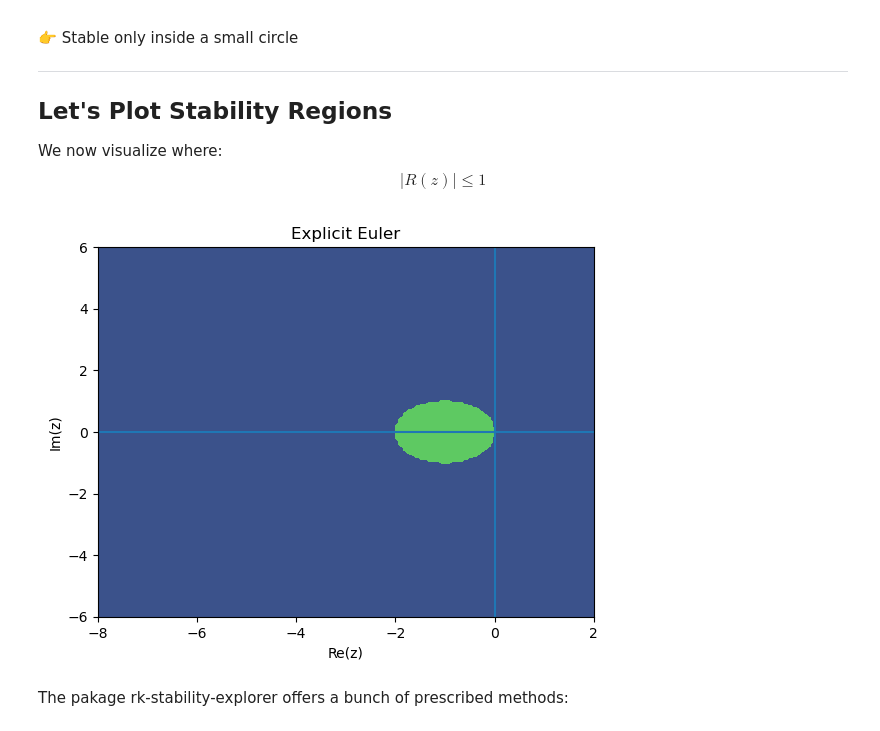
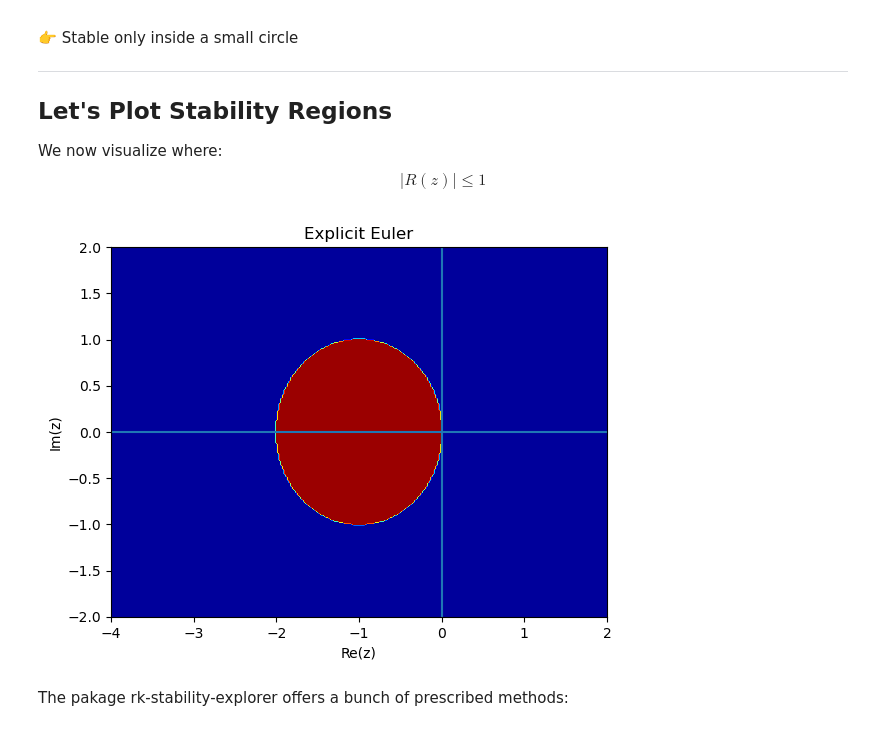
Before and after one commit to hardware-numerics/rk-stability-explorer, a Jupyter notebook: notebooks/rk-basic-tutorial.ipynb, the cells around one changed output. Saved outputs shown, nothing was run; the diff lists cells and outputs as text; code cells hidden in the pictures.

```diff
--- a/notebooks/rk-basic-tutorial.ipynb
+++ b/notebooks/rk-basic-tutorial.ipynb
@@ -194,28 +194,28 @@ $$
 # %%
 import numpy as np
 import matplotlib.pyplot as plt
 plt.close('all')  #
 
 def plot_stability(R, title=""):
-    x = np.linspace(-8, 2, 200)
-    y = np.linspace(-6, 6, 200)
+    x = np.linspace(-4, 2, 300)
+    y = np.linspace(-2, 2, 300)
     X, Y = np.meshgrid(x, y)
     Z = X + 1j*Y
 
     values = np.abs(R(Z))
 
     plt.figure()
 
-    plt.contourf(X, Y, values <= 1)
+    plt.contourf(X, Y, values <= 1,  levels=20, cmap = 'jet')
     plt.axhline(0)
     plt.axvline(0)
     plt.title(title)
     plt.xlabel("Re(z)")
     plt.ylabel("Im(z)")
     plt.show()
 plot_stability(lambda z: 1 + z, "Explicit Euler")
 # %% [output]
-[figure, old version]
+[figure, new version]
 # %% [markdown]
 The pakage rk-stability-explorer offers a bunch of prescribed methods:
 # %%
```
Also changed, not shown: 1 other file.
